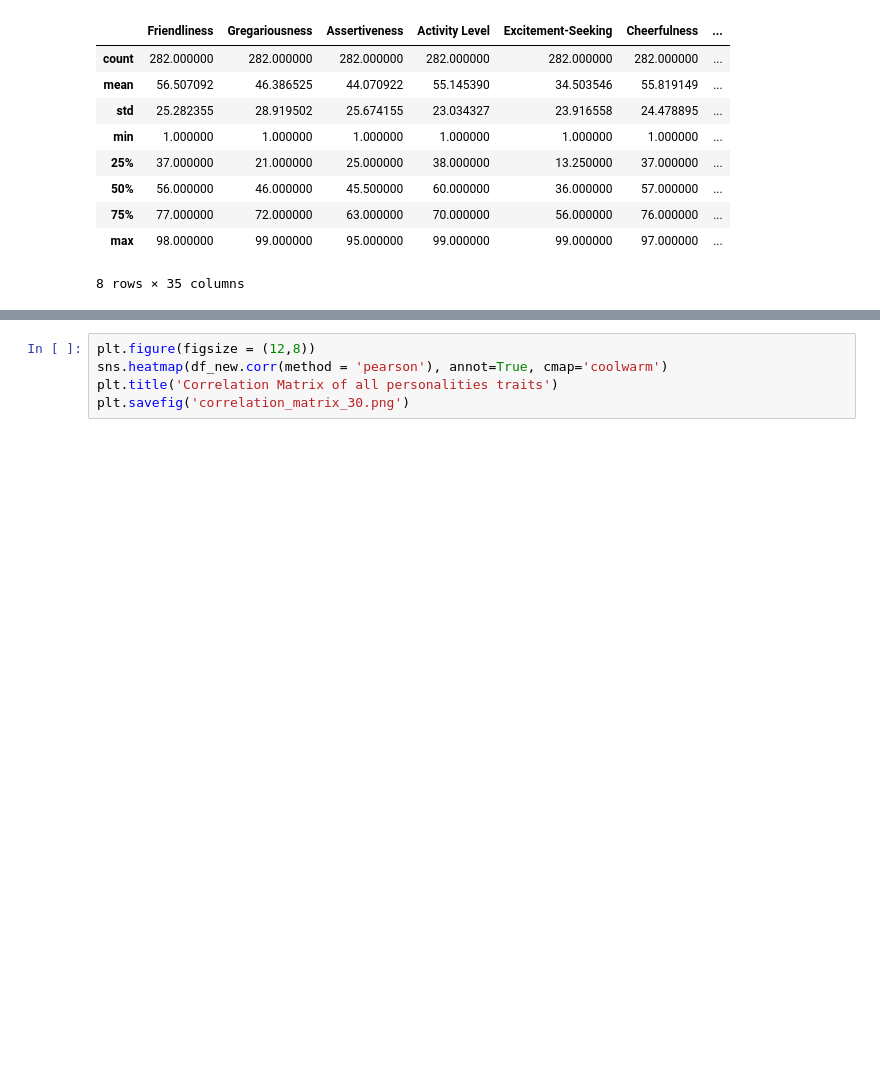
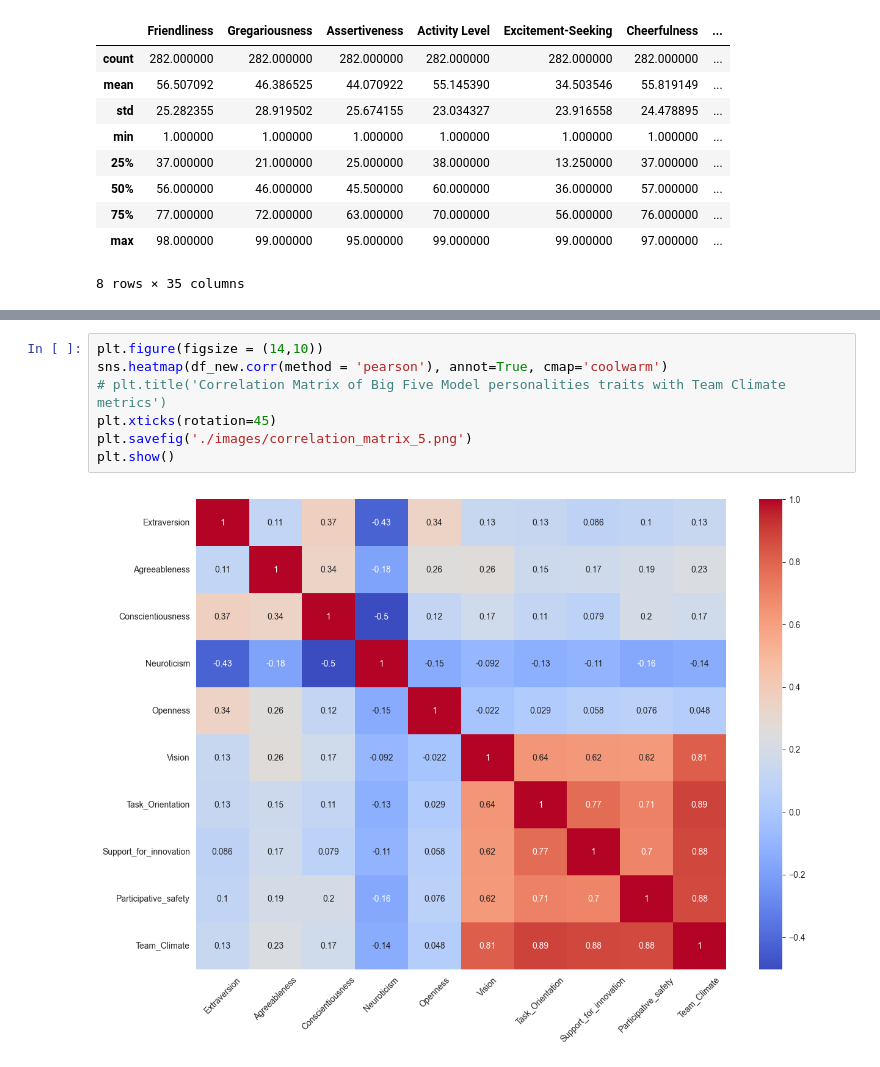
Before and after one commit to moon1201/PersonalityAndTeamClimate, a Jupyter notebook: EDA.ipynb, the cells around one changed output, grey strips where cells are left out. Drawn from its saved outputs; the diff is of its cells as text; blank space fills up the shorter version.

```diff
--- a/EDA.ipynb
+++ b/EDA.ipynb
@@ -84,5 +93,9 @@ df_new.corr(method='pearson')
 # %%
-plt.figure(figsize = (12,8))
+plt.figure(figsize = (14,10))
 sns.heatmap(df_new.corr(method = 'pearson'), annot=True, cmap='coolwarm')
-plt.title('Correlation Matrix of all personalities traits')
-plt.savefig('correlation_matrix_30.png')
+# plt.title('Correlation Matrix of Big Five Model personalities traits with Team Climate metrics')
+plt.xticks(rotation=45)
+plt.savefig('./images/correlation_matrix_5.png')
+plt.show()
+# %% [output]
+[figure, added]
```
Also changed, not shown: parts of 13 cells of this notebook, 11 other files.
